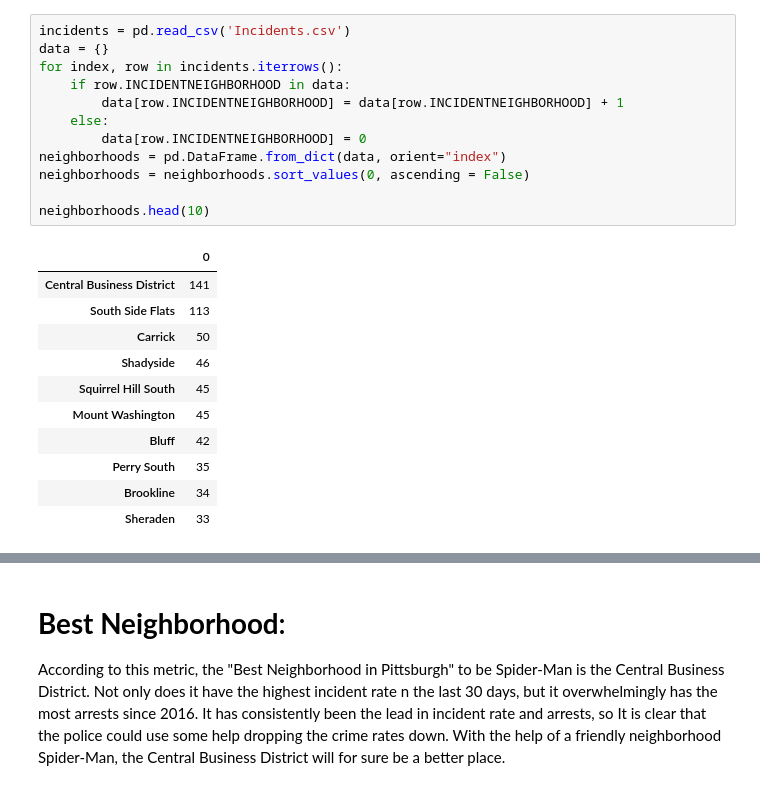
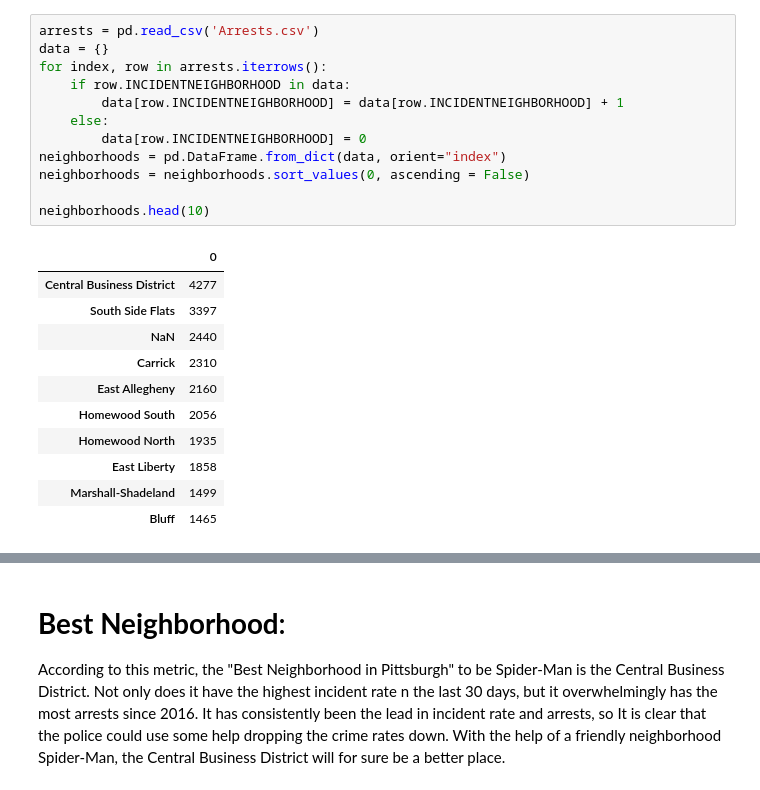
Before and after one commit to ConnorReger/FinalProject, a Jupyter notebook: Connor.ipynb, the cells around one changed output, grey strips where cells are left out. Saved outputs shown, nothing was run; the diff lists cells and outputs as text.

```diff
--- a/Connor.ipynb
+++ b/Connor.ipynb
@@ -38,25 +10,25 @@ import matplotlib.pyplot as plt
 # %%
-incidents = pd.read_csv('Incidents.csv')
+arrests = pd.read_csv('Arrests.csv')
 data = {}
-for index, row in incidents.iterrows():
+for index, row in arrests.iterrows():
     if row.INCIDENTNEIGHBORHOOD in data:
         data[row.INCIDENTNEIGHBORHOOD] = data[row.INCIDENTNEIGHBORHOOD] + 1
     else:
         data[row.INCIDENTNEIGHBORHOOD] = 0
 neighborhoods = pd.DataFrame.from_dict(data, orient="index")
 neighborhoods = neighborhoods.sort_values(0, ascending = False)
 
 neighborhoods.head(10)
 # %% [output]
 |  | 0 |
-| Central Business District | 141 |
-| South Side Flats | 113 |
-| Carrick | 50 |
-| Shadyside | 46 |
-| Squirrel Hill South | 45 |
-| Mount Washington | 45 |
-| Bluff | 42 |
-| Perry South | 35 |
-| Brookline | 34 |
-| Sheraden | 33 |
+| Central Business District | 4277 |
+| South Side Flats | 3397 |
+| NaN | 2440 |
+| Carrick | 2310 |
+| East Allegheny | 2160 |
+| Homewood South | 2056 |
+| Homewood North | 1935 |
+| East Liberty | 1858 |
+| Marshall-Shadeland | 1499 |
+| Bluff | 1465 |
 # %%
```
Also changed, not shown: parts of 5 cells of this notebook, 2 other files.
